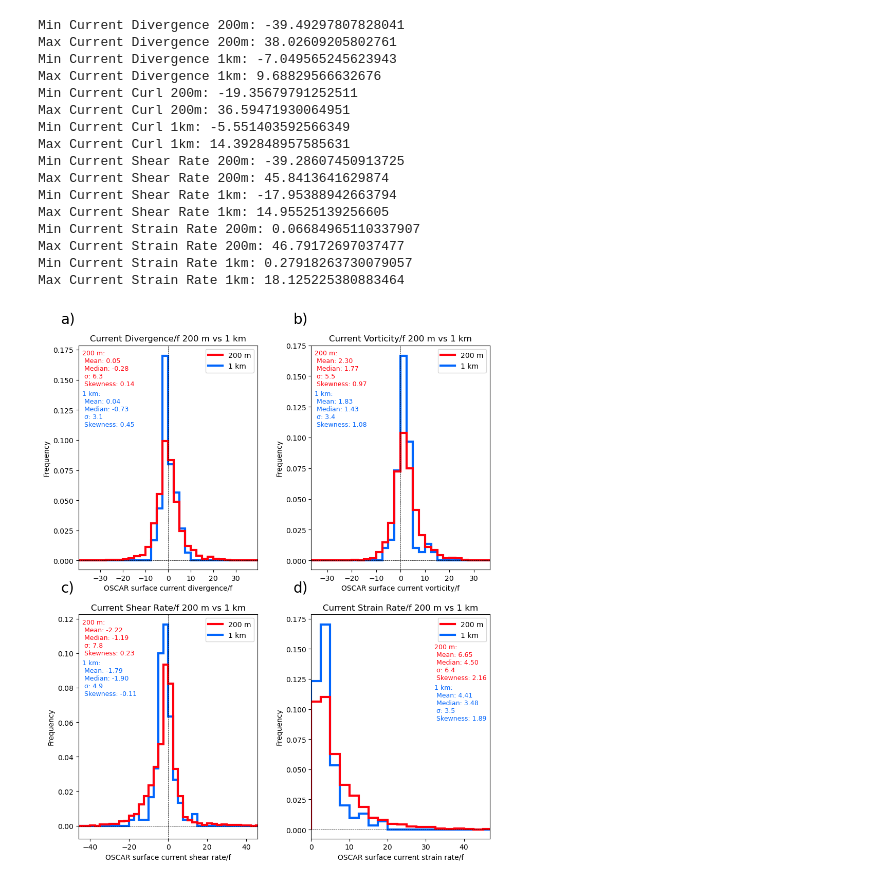
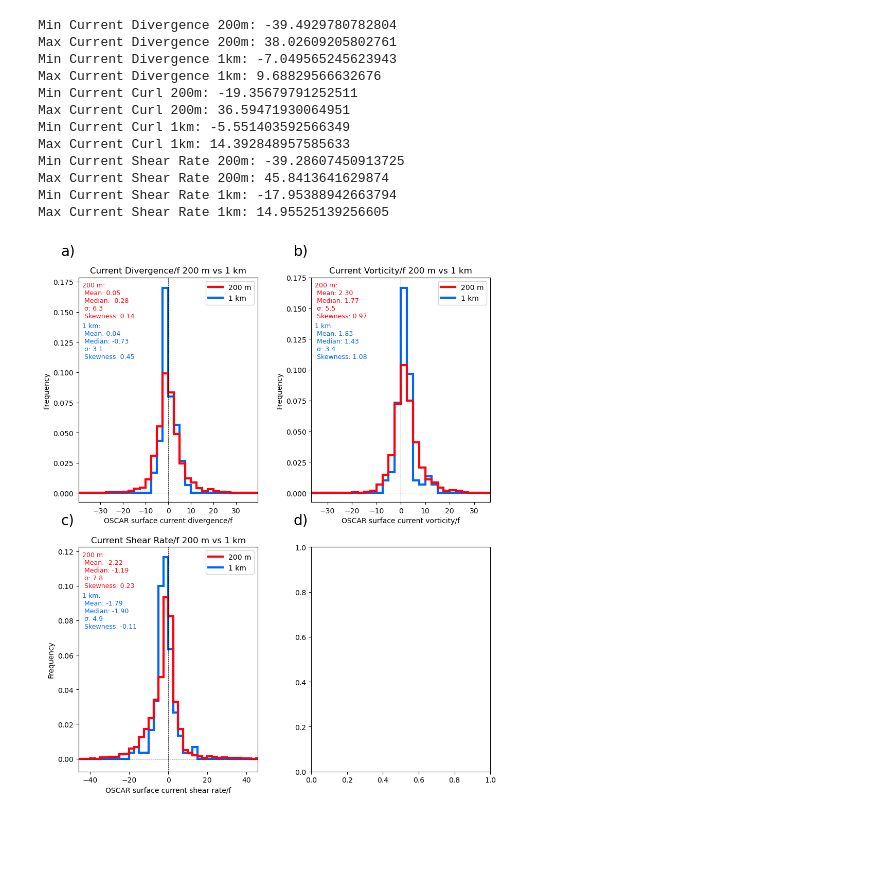
Before and after one commit to JWMichalski/oscarplus, a Jupyter notebook: examples/Iroise Sea divergence paper/Figures_stats.ipynb, the cells around one changed output. Cells and saved outputs as stored; diff of their text form; code cells hidden in the pictures; blank space fills up the shorter version.

```diff
--- a/examples/Iroise Sea divergence paper/Figures_stats.ipynb
+++ b/examples/Iroise Sea divergence paper/Figures_stats.ipynb
@@ -148,7 +150,10 @@ Max Current Strain Rate 1km: 18.125225380883464
 # Figures
 fig, axes = plt.subplots(2, 2, figsize=(10, 12))
 
-def plot_row_stats(ax, variable, bin_width, zero_centered=True, text_hpos=0.02, text_vpos=0.98):
+
+def plot_row_stats(
+    ax, variable, bin_width, zero_centered=True, text_hpos=0.02, text_vpos=0.98
+):
     variable_name = variable.replace(" ", "")
 
     # For the histograms, we want to have the same x-axis limits for both plots
@@ -206,7 +211,7 @@ def plot_row_stats(ax, variable, bin_width, zero_centered=True, text_hpos=0.02,
         ha="left",
         va="top",
         fontsize=9,
-        color = "xkcd:bright red"
+        color="xkcd:bright red",
     )
     ax.text(
         text_hpos,
@@ -216,7 +221,7 @@ def plot_row_stats(ax, variable, bin_width, zero_centered=True, text_hpos=0.02,
         ha="left",
         va="top",
         fontsize=9,
-        color = "xkcd:bright blue"
+        color="xkcd:bright blue",
     )
 
     handles, labels = ax.get_legend_handles_labels()
@@ -233,41 +238,37 @@ def plot_row_stats(ax, variable, bin_width, zero_centered=True, text_hpos=0.02,
     )
     print(
         f"Max Current {variable} 200m:",
         merged_dataset[f"Current{variable_name}"].max().values,
     )
     print(
         f"Min Current {variable} 1km:",
         merged_dataset_coarsened[f"Current{variable_name}"].min().values,
     )
     print(
         f"Max Current {variable} 1km:",
         merged_dataset_coarsened[f"Current{variable_name}"].max().values,
     )
 
-plot_row_stats(axes[0][0], "Divergence", bin_width = 2.5)
-plot_row_stats(axes[0][1], "Curl", bin_width = 2.5)
-plot_row_stats(axes[1][0], "Shear Rate", bin_width = 2.5)
-plot_row_stats(axes[1][1], "Strain Rate", bin_width = 2.5, zero_centered=False, text_hpos=0.69, text_vpos=0.87)
+
+plot_row_stats(axes[0][0], "Divergence", bin_width=2.5)
+plot_row_stats(axes[0][1], "Curl", bin_width=2.5)
+plot_row_stats(axes[1][0], "Shear Rate", bin_width=2.5)
 
 # Add letters to the subplots and adjust the layout
 ph.add_letters(axes)
 plt.subplots_adjust(left=0.1, right=0.9, top=0.9, bottom=0.1, wspace=0.3, hspace=0.2)
 plt.savefig("Fig6_histograms.png", dpi=300, bbox_inches="tight")
 # %% [output]
-Min Current Divergence 200m: -39.49297807828041
+Min Current Divergence 200m: -39.4929780782804
 Max Current Divergence 200m: 38.02609205802761
 Min Current Divergence 1km: -7.049565245623943
 Max Current Divergence 1km: 9.68829566632676
 Min Current Curl 200m: -19.35679791252511
 Max Current Curl 200m: 36.59471930064951
 Min Current Curl 1km: -5.551403592566349
-Max Current Curl 1km: 14.392848957585631
+Max Current Curl 1km: 14.392848957585633
 Min Current Shear Rate 200m: -39.28607450913725
 Max Current Shear Rate 200m: 45.8413641629874
 Min Current Shear Rate 1km: -17.95388942663794
 Max Current Shear Rate 1km: 14.95525139256605
-Min Current Strain Rate 200m: 0.06684965110337907
-Max Current Strain Rate 200m: 46.79172697037477
-Min Current Strain Rate 1km: 0.27918263730079057
-Max Current Strain Rate 1km: 18.125225380883464
-[figure, old version]
+[figure, new version]
```
Also changed, not shown: parts of 1 cell of this notebook, 1 other file.
